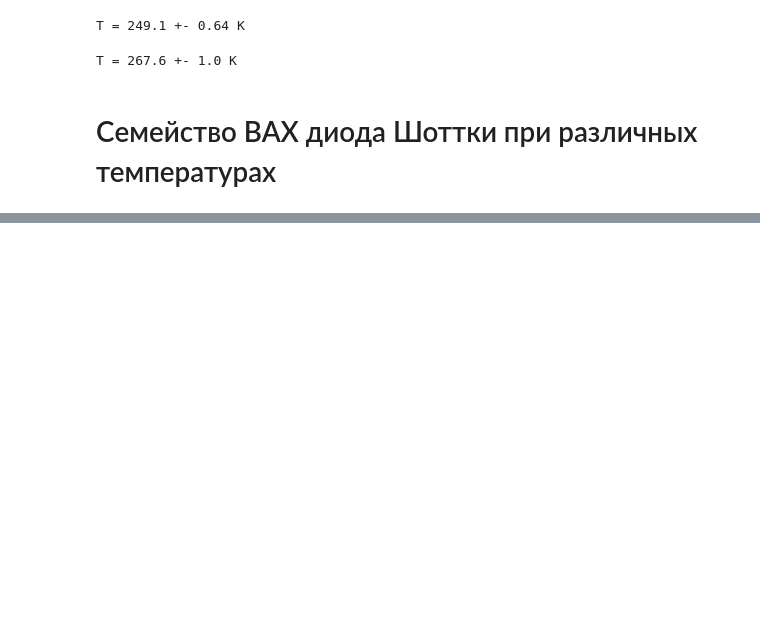
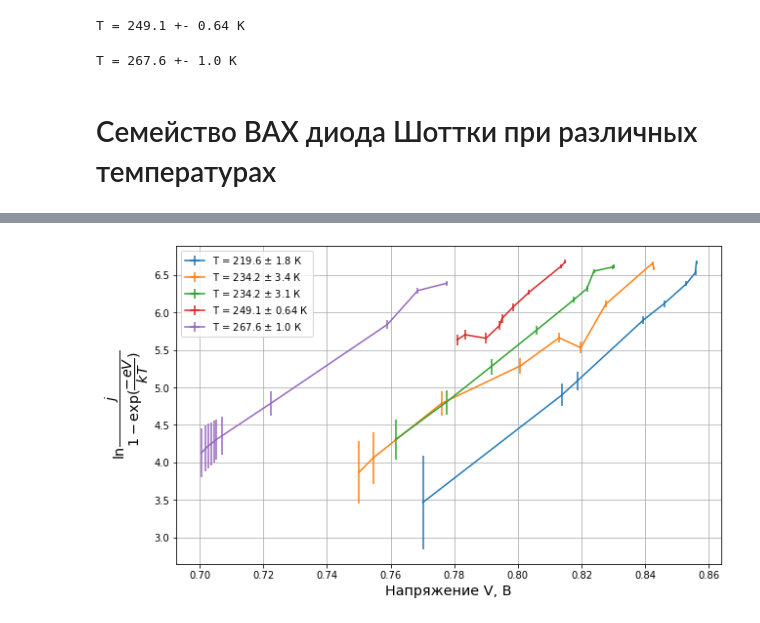
Before and after one commit to MrKozelberg/diod_schottky-, a Jupyter notebook: script.ipynb, the cells around one changed output, grey strips where cells are left out. Saved outputs shown, nothing was run; the diff lists cells and outputs as text; code cells hidden in the pictures; blank space fills up the shorter version.

```diff
--- a/script.ipynb
+++ b/script.ipynb
@@ -179,0 +204,66 @@ plt.legend(loc=2)
+# %%
+def func(V, j, T):
+    return np.log(j / (1-np.exp(-e * V / (k * T))))
+
+def Delta_func(V, j, T, V_err, j_err, T_err):
+    return j_err/j + e/k*(V_err*T+T_err*V)/T**2/(-1+np.exp(e*V/(k*T)))
+# %%
+plt.errorbar(vi1[:, 0], func(vi1[:, 0], vi1[:, 1], T1),
+             xerr=v_izm_err, yerr=Delta_func(vi1[:, 0],
+                                             vi1[:, 1],
+                                             T1,
+                                             v_izm_err,
+                                             j_izm_err,
+                                             T1_err),
+             label=fr"T = {T1:.4} $\pm$ {T1_err:.2} К",
+             c='C0')
+
+plt.errorbar(vi2[:, 0], func(vi2[:, 0], vi2[:, 1], T2),
+             xerr=v_izm_err, yerr=Delta_func(vi2[:, 0],
+                                             vi2[:, 1],
+                                             T2,
+                                             v_izm_err,
+                                             j_izm_err,
+                                             T2_err),
+             label=fr"T = {T2:.4} $\pm$ {T2_err:.2} К",
+             c='C1')
+
+plt.errorbar(vi3[:, 0], func(vi3[:, 0], vi3[:, 1], T3),
+             xerr=v_izm_err, yerr=Delta_func(vi3[:, 0],
+                                             vi3[:, 1],
+                                             T3,
+                                             v_izm_err,
+                                             j_izm_err,
+                                             T3_err),
+             label=fr"T = {T3:.4} $\pm$ {T3_err:.2} К",
+             c='C2')
+
+plt.errorbar(vi4[:-1, 0], func(vi4[:-1, 0], vi4[:-1, 1], T4),
+             xerr=v_izm_err, yerr=Delta_func(vi4[:-1, 0],
+                                             vi4[:-1, 1],
+                                             T4,
+                                             v_izm_err,
+                                             j_izm_err,
+                                             T4_err),
+             label=fr"T = {T4:.4} $\pm$ {T4_err:.2} К",
+             c='C3')
+
+plt.errorbar(vi5[:-1, 0], func(vi5[:-1, 0], vi5[:-1, 1], T5),
+             xerr=v_izm_err, yerr=Delta_func(vi5[:-1, 0],
+                                             vi5[:-1, 1],
+                                             T5,
+                                             v_izm_err,
+                                             j_izm_err,
+                                             T5_err),
+             label=fr"T = {T5:.4} $\pm$ {T5_err:.2} К",
+             c='C4')
+
+plt.xlabel('Напряжение V, В', fontsize='x-large')
+plt.ylabel(r'$\mathsf{ln}\dfrac{j}{1-\mathsf{exp}(\dfrac{-eV}{kT})}$', fontsize='x-large')
+
+plt.grid()
+plt.legend(loc=2)
+
+plt.rcParams["figure.figsize"] = (10,5)
+# %% [output]
+[figure, added]
```
Also changed, not shown: parts of 4 cells of this notebook.
